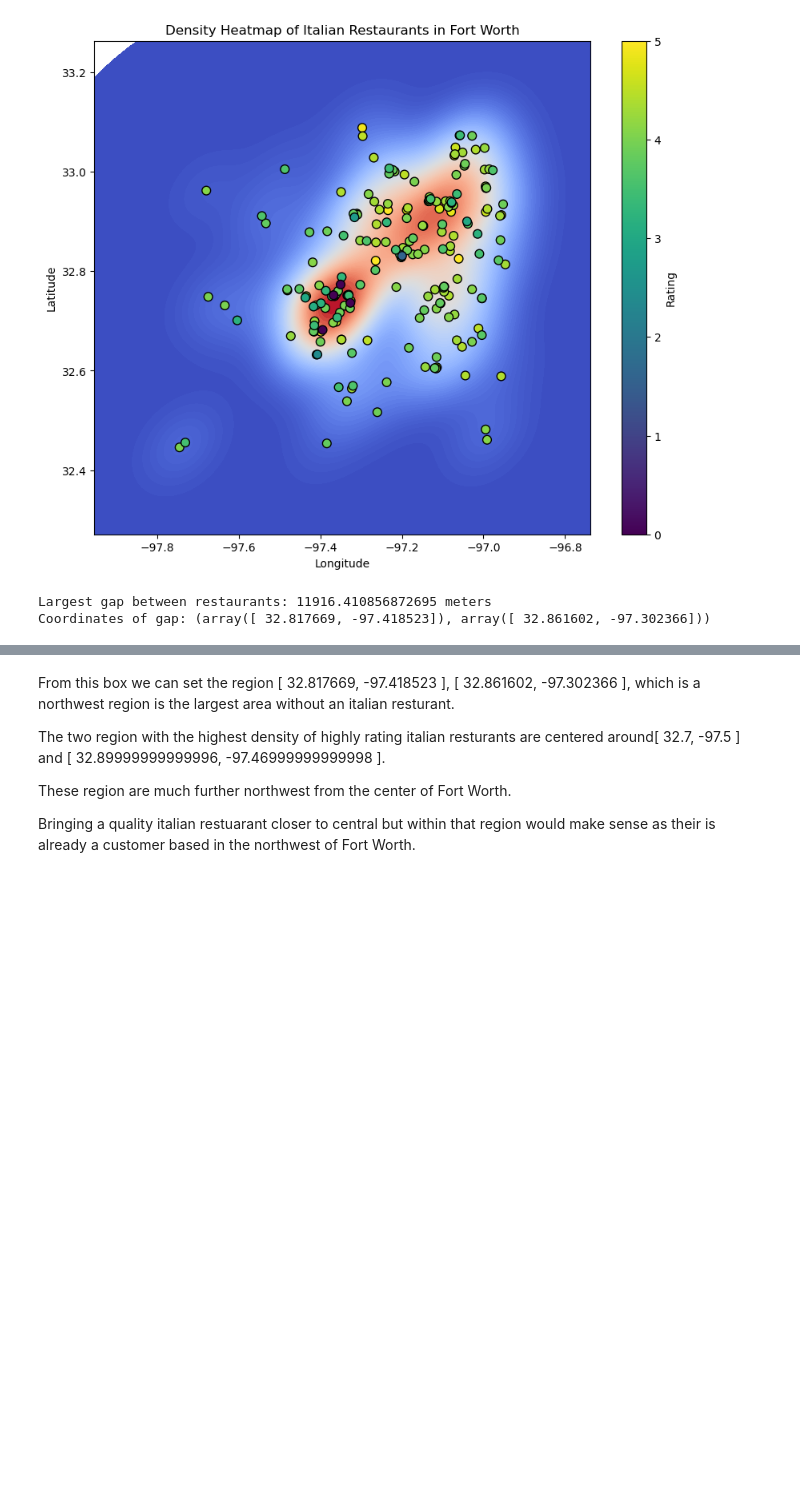
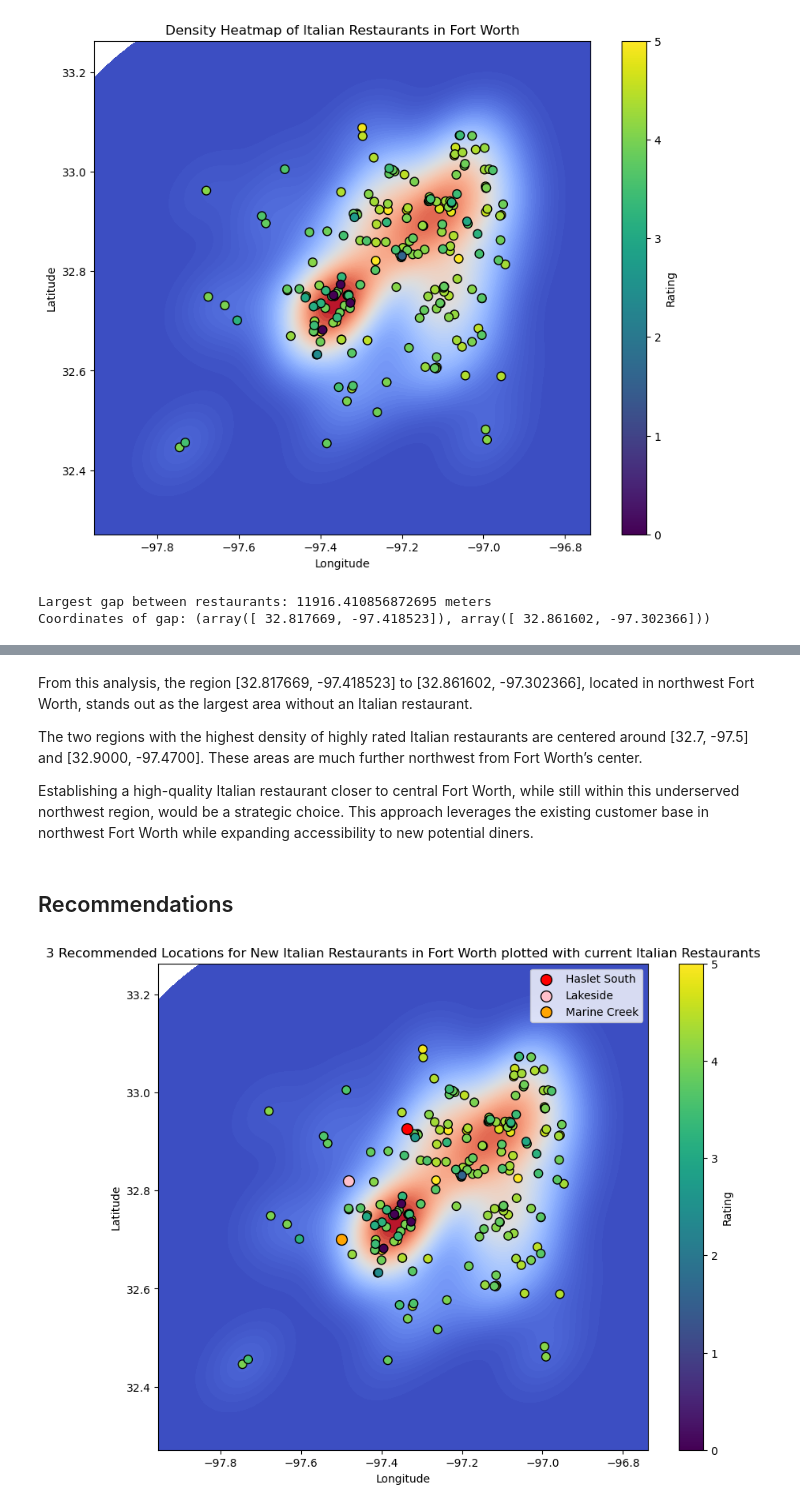
Before and after one commit to alex-a11ahar/italian_resturant_analysis, a Jupyter notebook: Assignment1.ipynb, the cells around one changed output, grey strips where cells are left out. Cells and saved outputs as stored; diff of their text form; code cells hidden in the pictures; blank space fills up the shorter version.

```diff
--- a/Assignment1.ipynb
+++ b/Assignment1.ipynb
@@ -570,8 +576,38 @@ plt.show()
 # %% [markdown]
-From this box we can set the region [ 32.817669, -97.418523 ], [ 32.861602, -97.302366 ], which is a northwest region is the largest area without an italian resturant.
+From this analysis, the region [32.817669, -97.418523] to [32.861602, -97.302366], located in northwest Fort Worth, stands out as the largest area without an Italian restaurant.
 
-The two region with the highest density of highly rating italian resturants are centered around[ 32.7, -97.5 ] and [ 32.89999999999996, -97.46999999999998 ].
+The two regions with the highest density of highly rated Italian restaurants are centered around [32.7, -97.5] and [32.9000, -97.4700]. These areas are much further northwest from Fort Worth’s center.
 
-These region are much further northwest from the center of Fort Worth.
-
-Bringing a quality italian restuarant closer to central but within that region would make sense as their is already a customer based in the northwest of Fort Worth.
+Establishing a high-quality Italian restaurant closer to central Fort Worth, while still within this underserved northwest region, would be a strategic choice. This approach leverages the existing customer base in northwest Fort Worth while expanding accessibility to new potential diners.
+# %% [markdown]
+## Recommendations
+# %%
+# Plotting the Density Heatmap of Italian Restaurants in Fort Worth based on their Ratings
+plt.figure(figsize=(10, 8))
+sns.kdeplot(x=df['Longitude'], y=df['Latitude'], cmap="coolwarm", fill=True, thresh=0, levels=100)
+
+# Scatter plot for restaurant locations colored by Rating
+plt.scatter(df['Longitude'], df['Latitude'], c=df['Rating'], cmap="viridis", edgecolor='k', s=60)
+plt.colorbar(label='Rating')
+
+# Add the first point at 32.926513, -97.335851 (specific location)
+plt.scatter(-97.335851, 32.926513, color='red', label='Haslet South', s=100, edgecolor='black')
+
+# Add the second point at 32.818917, -97.481528 (converted coordinates)
+plt.scatter(-97.481528, 32.818917, color='pink', label='Lakeside', s=100, edgecolor='black')
+
+# Add the third point at 32.700000, -97.500000 (converted coordinates)
+plt.scatter(-97.500000, 32.700000, color='orange', label='Marine Creek', s=100, edgecolor='black')
+
+# Adding title and labels
+plt.title('3 Recommended Locations for New Italian Restaurants in Fort Worth plotted with current Italian Restaurants')
+plt.xlabel('Longitude')
+plt.ylabel('Latitude')
+
+# Show legend
+plt.legend()
+
+# Show the plot
+plt.show()
+# %% [output]
+[figure, added]
```
Also changed, not shown: parts of 6 cells of this notebook.
